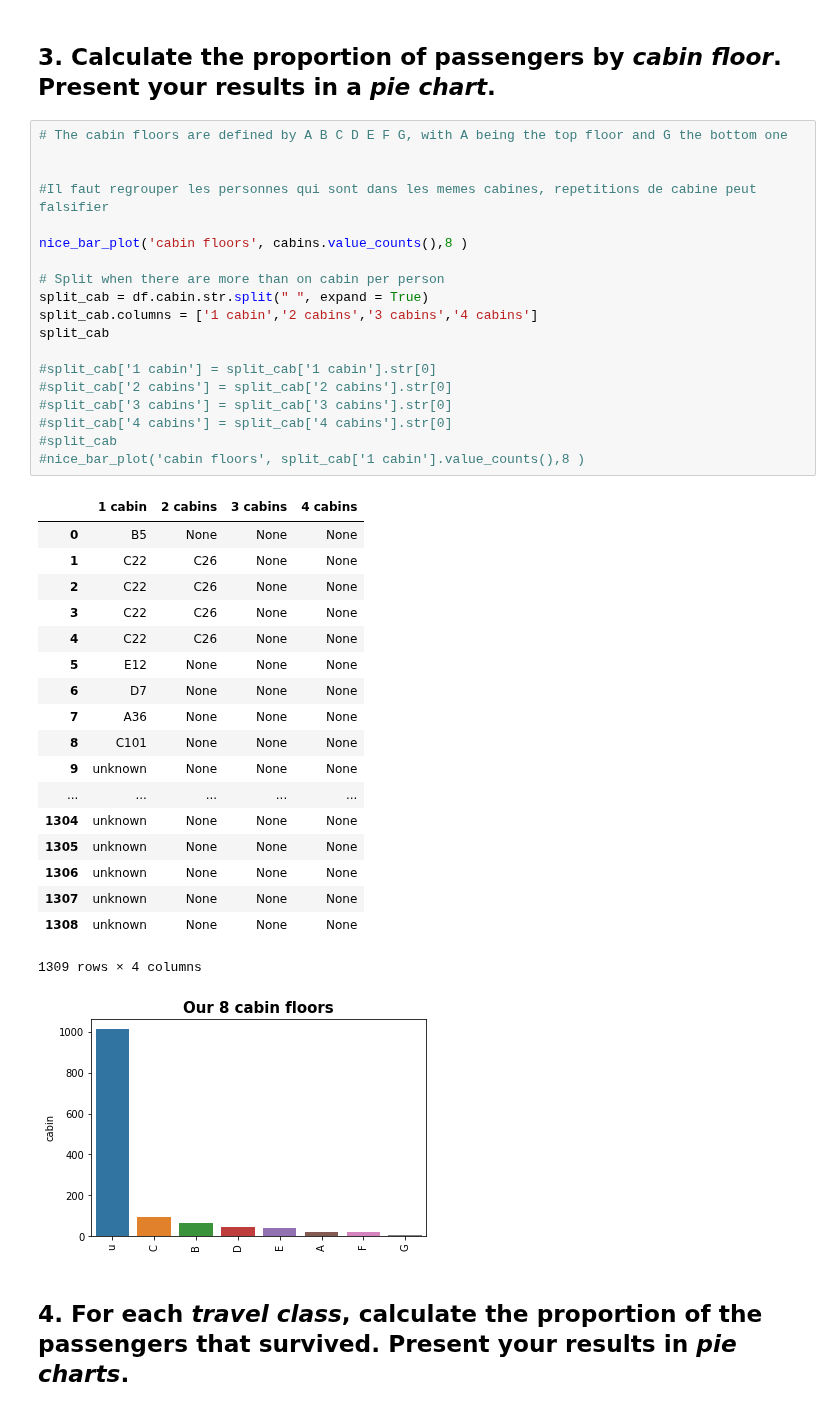
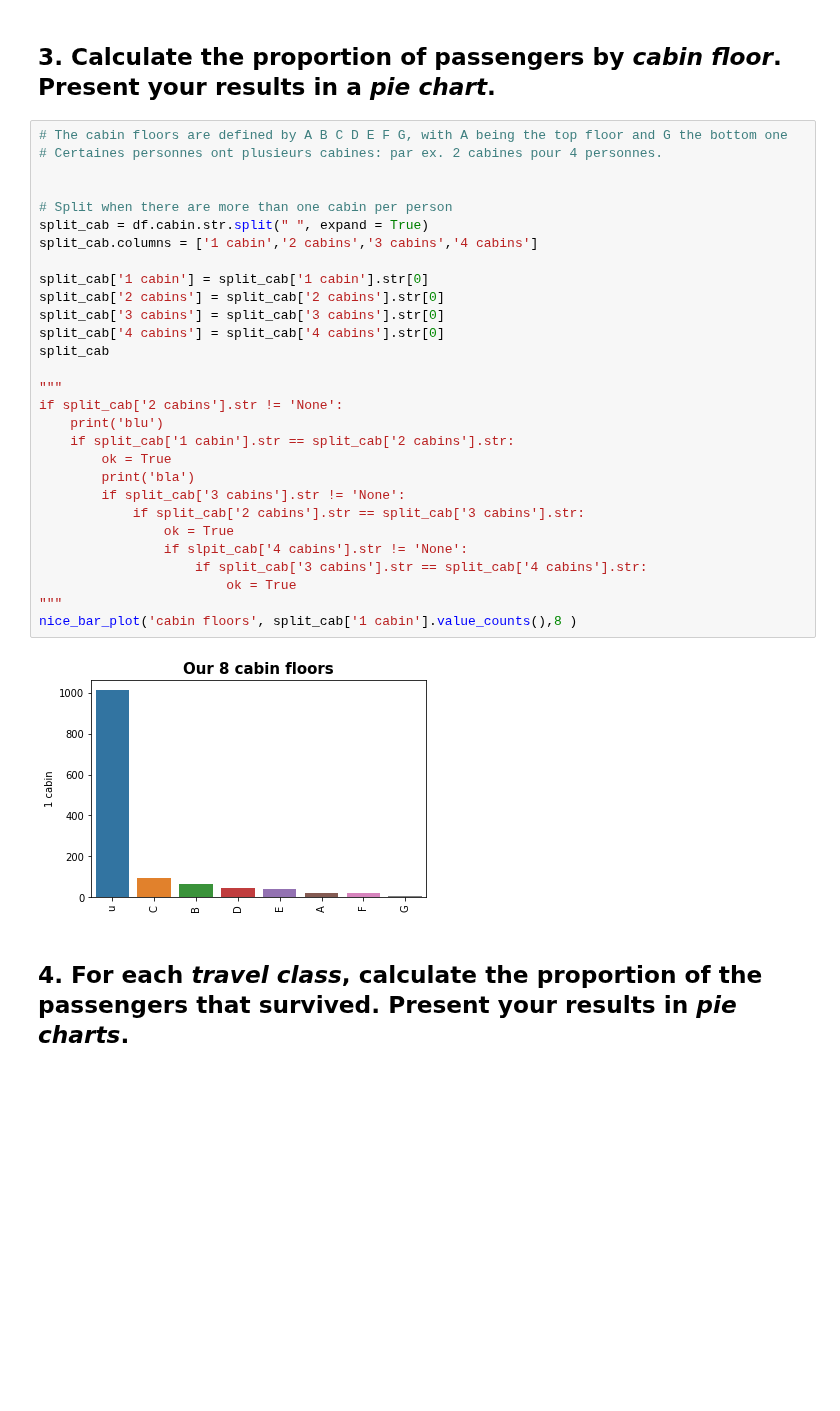
Before and after one commit to mosimann/ADA, a Jupyter notebook: Homework 1.ipynb, the cells around one changed output. Drawn from its saved outputs; the diff is of its cells as text; blank space fills up the shorter version.

```diff
--- a/Homework 1.ipynb
+++ b/Homework 1.ipynb
@@ -466,43 +449,35 @@ df
 ## 3. Calculate the proportion of passengers by _cabin floor_. Present your results in a _pie chart_.
 # %%
 # The cabin floors are defined by A B C D E F G, with A being the top floor and G the bottom one
+# Certaines personnes ont plusieurs cabines: par ex. 2 cabines pour 4 personnes.
 
 
-#Il faut regrouper les personnes qui sont dans les memes cabines, repetitions de cabine peut falsifier
-
-nice_bar_plot('cabin floors', cabins.value_counts(),8 )
-
-# Split when there are more than on cabin per person
+# Split when there are more than one cabin per person
 split_cab = df.cabin.str.split(" ", expand = True)
 split_cab.columns = ['1 cabin','2 cabins','3 cabins','4 cabins']
+
+split_cab['1 cabin'] = split_cab['1 cabin'].str[0]
+split_cab['2 cabins'] = split_cab['2 cabins'].str[0]
+split_cab['3 cabins'] = split_cab['3 cabins'].str[0]
+split_cab['4 cabins'] = split_cab['4 cabins'].str[0]
 split_cab
 
-#split_cab['1 cabin'] = split_cab['1 cabin'].str[0]
-#split_cab['2 cabins'] = split_cab['2 cabins'].str[0]
-#split_cab['3 cabins'] = split_cab['3 cabins'].str[0]
-#split_cab['4 cabins'] = split_cab['4 cabins'].str[0]
-#split_cab
-#nice_bar_plot('cabin floors', split_cab['1 cabin'].value_counts(),8 )
+"""
+if split_cab['2 cabins'].str != 'None':
+    print('blu')
+    if split_cab['1 cabin'].str == split_cab['2 cabins'].str:
+        ok = True
+        print('bla')
+        if split_cab['3 cabins'].str != 'None':
+            if split_cab['2 cabins'].str == split_cab['3 cabins'].str:
+                ok = True
+                if slpit_cab['4 cabins'].str != 'None':
+                    if split_cab['3 cabins'].str == split_cab['4 cabins'].str:
+                        ok = True
+"""
+nice_bar_plot('cabin floors', split_cab['1 cabin'].value_counts(),8 )
 # %% [output]
-|  | 1 cabin | 2 cabins | 3 cabins | 4 cabins |
-| 0 | B5 | None | None | None |
-| 1 | C22 | C26 | None | None |
-| 2 | C22 | C26 | None | None |
-| 3 | C22 | C26 | None | None |
-| 4 | C22 | C26 | None | None |
-| 5 | E12 | None | None | None |
-| 6 | D7 | None | None | None |
-| 7 | A36 | None | None | None |
-| 8 | C101 | None | None | None |
-| 9 | unknown | None | None | None |
-| ... | ... | ... | ... | ... |
-| 1304 | unknown | None | None | None |
-| 1305 | unknown | None | None | None |
-| 1306 | unknown | None | None | None |
-| 1307 | unknown | None | None | None |
-| 1308 | unknown | None | None | None |
-1309 rows × 4 columns
-[figure, old version]
+[figure, new version]
 # %% [markdown]
 ## 4. For each _travel class_, calculate the proportion of the passengers that survived. Present your results in _pie charts_.
 # %%
```
Also changed, not shown: parts of 4 cells of this notebook.
